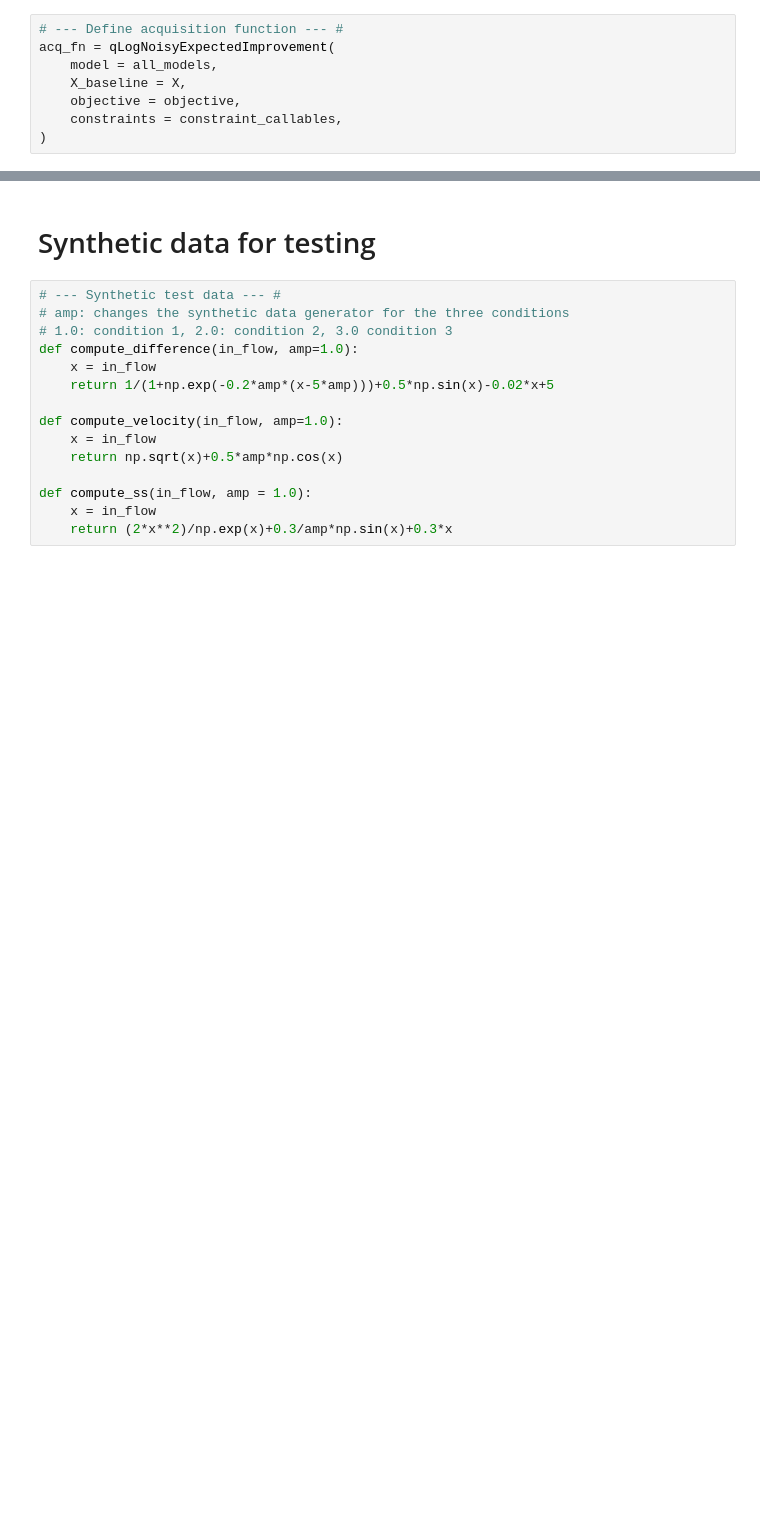
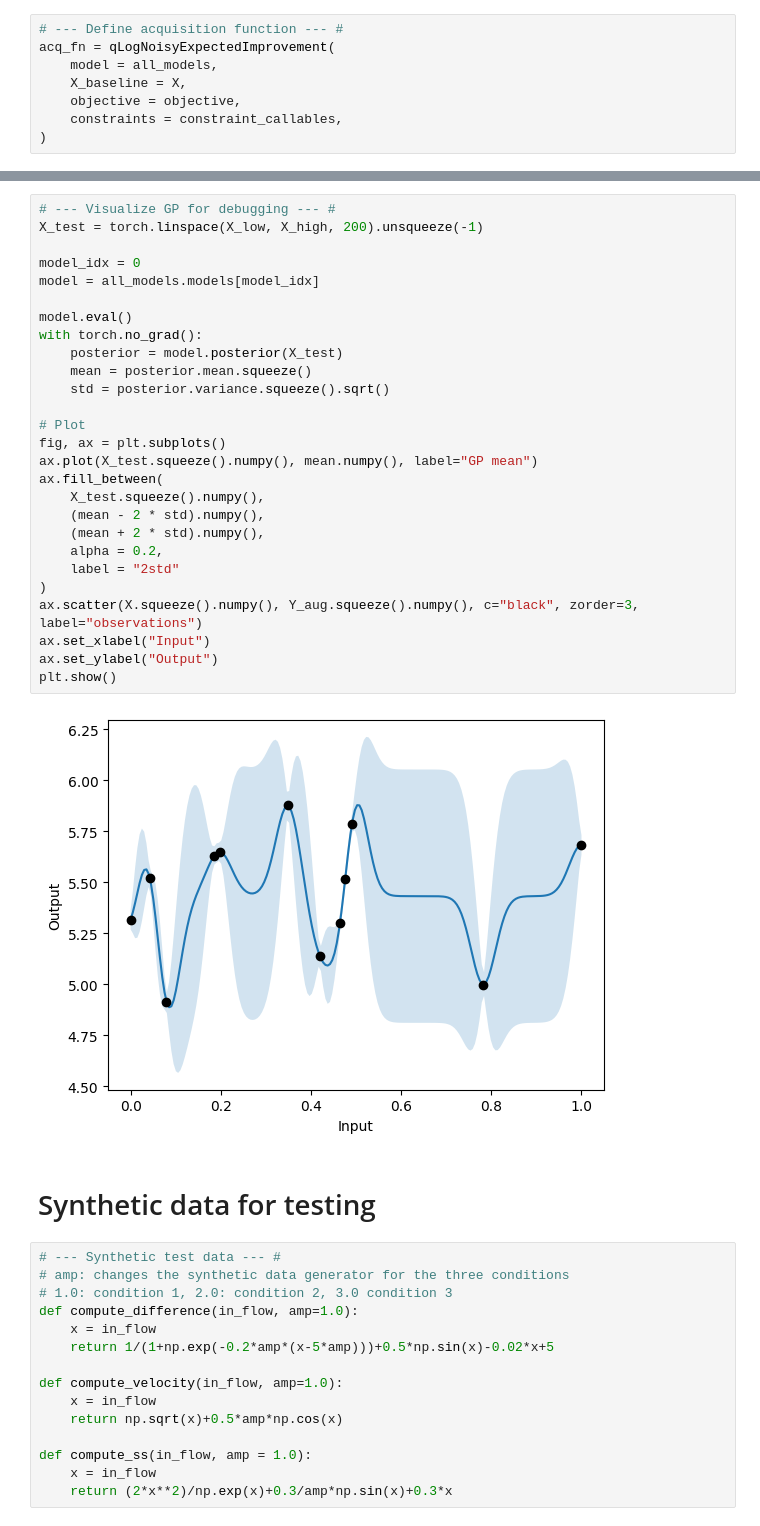
Before and after one commit to GuangchenW/bioreactor-optimization, a Jupyter notebook: bo.ipynb, the cells around one changed output, grey strips where cells are left out. Saved outputs shown, nothing was run; the diff lists cells and outputs as text; blank space fills up the shorter version.

Commit message:
Added visualization script

```diff
--- a/bo.ipynb
+++ b/bo.ipynb
@@ -112,3 +114,32 @@ Next candidate: 20.108635123462385, acq value: -2.9718
+# %%
+# --- Visualize GP for debugging --- #
+X_test = torch.linspace(X_low, X_high, 200).unsqueeze(-1)
+
+model_idx = 0
+model = all_models.models[model_idx]
+
+model.eval()
+with torch.no_grad():
+    posterior = model.posterior(X_test)
+    mean = posterior.mean.squeeze()
+    std = posterior.variance.squeeze().sqrt()
+
+# Plot
+fig, ax = plt.subplots()
+ax.plot(X_test.squeeze().numpy(), mean.numpy(), label="GP mean")
+ax.fill_between(
+    X_test.squeeze().numpy(),
+    (mean - 2 * std).numpy(),
+    (mean + 2 * std).numpy(),
+    alpha = 0.2,
+    label = "2std"
+)
+ax.scatter(X.squeeze().numpy(), Y_aug.squeeze().numpy(), c="black", zorder=3, label="observations")
+ax.set_xlabel("Input")
+ax.set_ylabel("Output")
+plt.show()
+# %% [output]
+[figure, added]
 # %% [markdown]
 # Synthetic data for testing
 # %%
```
Also changed, not shown: parts of 4 cells of this notebook.
